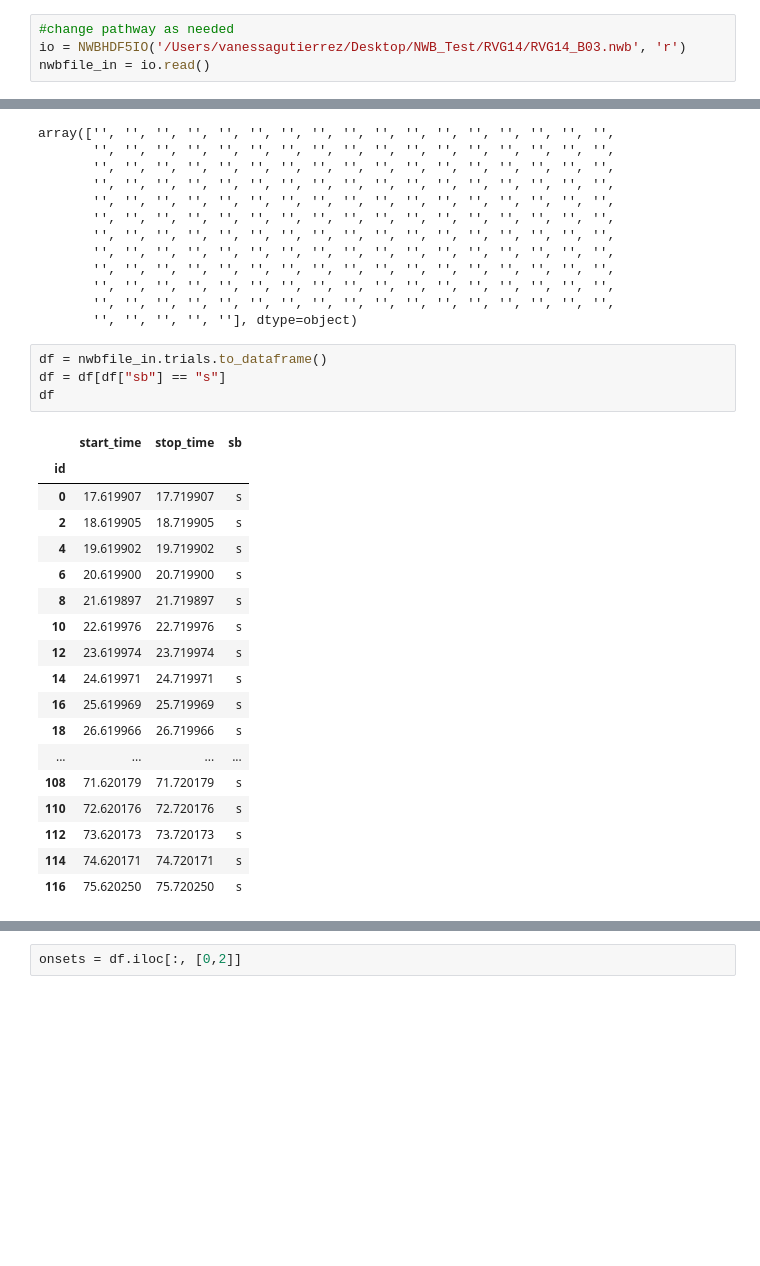
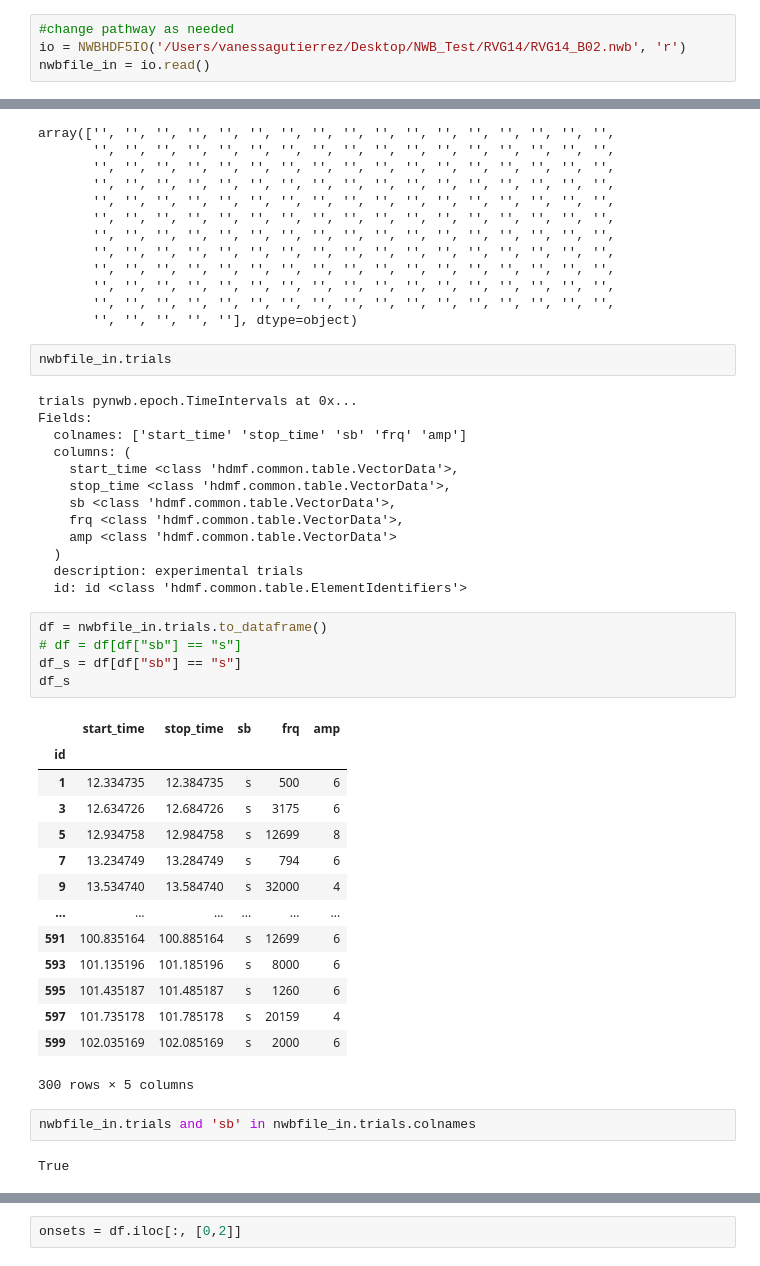
Before and after one commit to jthermiz/laminar_uecog_viz, a Jupyter notebook: notebooks/NWB_Exploration.ipynb, the cells around one changed output, grey strips where cells are left out. Saved outputs shown, nothing was run; the diff lists cells and outputs as text; blank space fills up the shorter version.

```diff
--- a/notebooks/NWB_Exploration.ipynb
+++ b/notebooks/NWB_Exploration.ipynb
@@ -5,7 +5,7 @@ from pynwb import NWBHDF5IO
 import numpy as np
 # %%
 #change pathway as needed
-io = NWBHDF5IO('/Users/vanessagutierrez/Desktop/NWB_Test/RVG14/RVG14_B03.nwb', 'r')
+io = NWBHDF5IO('/Users/vanessagutierrez/Desktop/NWB_Test/RVG14/RVG14_B02.nwb', 'r')
 nwbfile_in = io.read()
 # %%
 nwbfile_in
@@ -81,26 +179,42 @@ array(['', '', '', '', '', '', '', '', '', '', '', '', '', '', '', '', '',
        '', '', '', '', '', '', '', '', '', '', '', '', '', '', '', '', '',
        '', '', '', '', '', '', '', '', '', '', '', '', '', '', '', '', '',
        '', '', '', '', ''], dtype=object)
+# %%
+nwbfile_in.trials
+# %% [output]
+trials pynwb.epoch.TimeIntervals at 0x...
+Fields:
+  colnames: ['start_time' 'stop_time' 'sb' 'frq' 'amp']
+  columns: (
+    start_time <class 'hdmf.common.table.VectorData'>,
+    stop_time <class 'hdmf.common.table.VectorData'>,
+    sb <class 'hdmf.common.table.VectorData'>,
+    frq <class 'hdmf.common.table.VectorData'>,
+    amp <class 'hdmf.common.table.VectorData'>
+  )
+  description: experimental trials
+  id: id <class 'hdmf.common.table.ElementIdentifiers'>
 # %%
 df = nwbfile_in.trials.to_dataframe()
-df = df[df["sb"] == "s"]
-df
+# df = df[df["sb"] == "s"]
+df_s = df[df["sb"] == "s"]
+df_s
 # %% [output]
-|  | start_time | stop_time | sb |
-| id |  |  |  |
-| 0 | 17.619907 | 17.719907 | s |
-| 2 | 18.619905 | 18.719905 | s |
-| 4 | 19.619902 | 19.719902 | s |
-| 6 | 20.619900 | 20.719900 | s |
-| 8 | 21.619897 | 21.719897 | s |
-| 10 | 22.619976 | 22.719976 | s |
-| 12 | 23.619974 | 23.719974 | s |
-| 14 | 24.619971 | 24.719971 | s |
-| 16 | 25.619969 | 25.719969 | s |
-| 18 | 26.619966 | 26.719966 | s |
-| ... | ... | ... | ... |
-| 108 | 71.620179 | 71.720179 | s |
-| 110 | 72.620176 | 72.720176 | s |
-| 112 | 73.620173 | 73.720173 | s |
-| 114 | 74.620171 | 74.720171 | s |
-| 116 | 75.620250 | 75.720250 | s |
+|  | start_time | stop_time | sb | frq | amp |
+| id |  |  |  |  |  |
+| 1 | 12.334735 | 12.384735 | s | 500 | 6 |
+| 3 | 12.634726 | 12.684726 | s | 3175 | 6 |
+| 5 | 12.934758 | 12.984758 | s | 12699 | 8 |
+| 7 | 13.234749 | 13.284749 | s | 794 | 6 |
+| 9 | 13.534740 | 13.584740 | s | 32000 | 4 |
+| ... | ... | ... | ... | ... | ... |
+| 591 | 100.835164 | 100.885164 | s | 12699 | 6 |
+| 593 | 101.135196 | 101.185196 | s | 8000 | 6 |
+| 595 | 101.435187 | 101.485187 | s | 1260 | 6 |
+| 597 | 101.735178 | 101.785178 | s | 20159 | 4 |
+| 599 | 102.035169 | 102.085169 | s | 2000 | 6 |
+300 rows × 5 columns
+# %%
+nwbfile_in.trials and 'sb' in nwbfile_in.trials.colnames
+# %% [output]
+True
```
Also changed, not shown: parts of 11 cells of this notebook, 43 other files.
